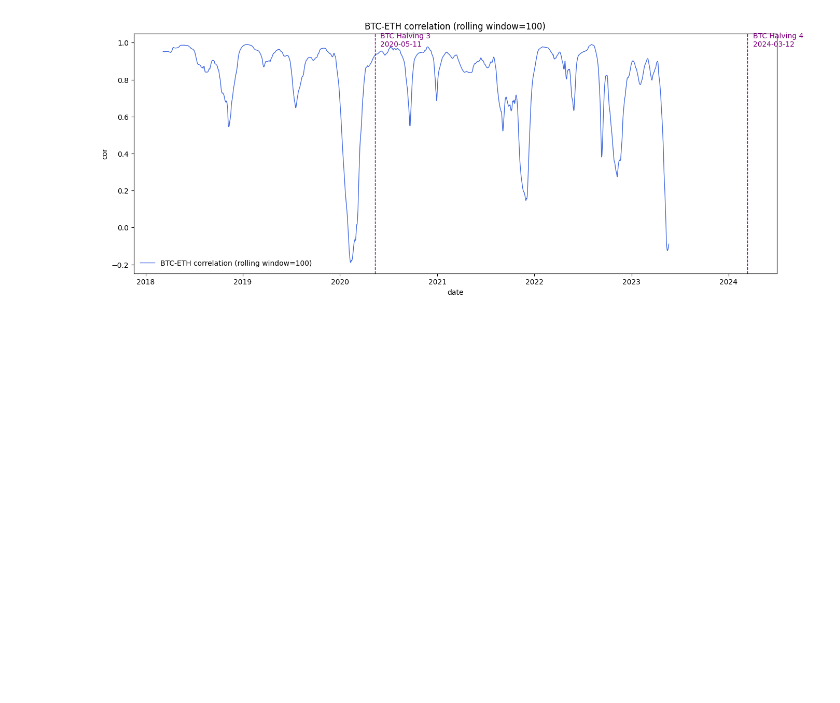
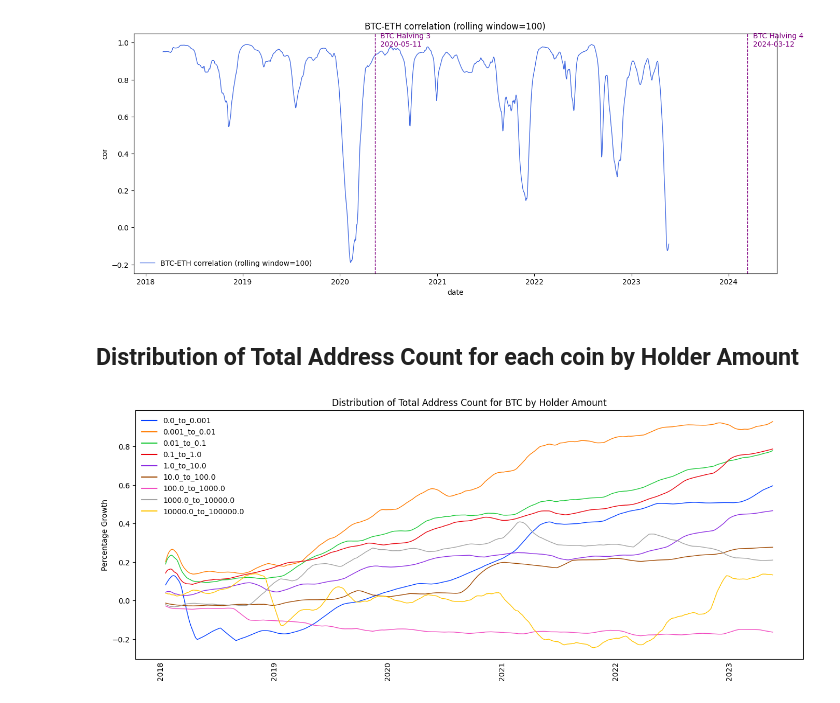
Before and after one commit to veiganlime/data-analytics, a Jupyter notebook: on-chain.ipynb, the cells around one changed output. Saved outputs shown, nothing was run; the diff lists cells and outputs as text; code cells hidden in the pictures; blank space fills up the shorter version.

Commit message:
Hashrate, Difficulty and Distribution

```diff
--- a/on-chain.ipynb
+++ b/on-chain.ipynb
@@ -183,3 +184,22 @@ plt.legend(framealpha=0);
 plt.title(label);
 # %% [output]
 [figure]
+# %% [markdown]
+## Distribution of Total Address Count for each coin by Holder Amount
+# %%
+distribution_df = df_distr.copy()
+
+for i in list(distribution_df.range.unique()):
+    distribution_df.loc[df_distr.range == i, 'addressesCount_pct_cum'] = distribution_df[distribution_df.range == i]['addressesCount'].pct_change().dropna().cumsum().rolling(window=50).mean()
+distribution_df.dropna(inplace=True)
+
+fig, ax1 = plt.subplots(figsize=(16, 6))
+sns.lineplot(data=distribution_df, x='date', hue='range', linewidth = 1.0, y='addressesCount_pct_cum', ax=ax1, palette='bright')
+plt.ylabel('Percentage Growth')
+ax1.tick_params(axis="x", rotation=90, labelsize=10, length=0)
+ax1.set(xlabel=None)
+plt.title(f'Distribution of Total Address Count for {btc} by Holder Amount')
+plt.legend(framealpha=0)
+plt.show()
+# %% [output]
+[figure, added]
```
Also changed, not shown: parts of 5 cells of this notebook.
